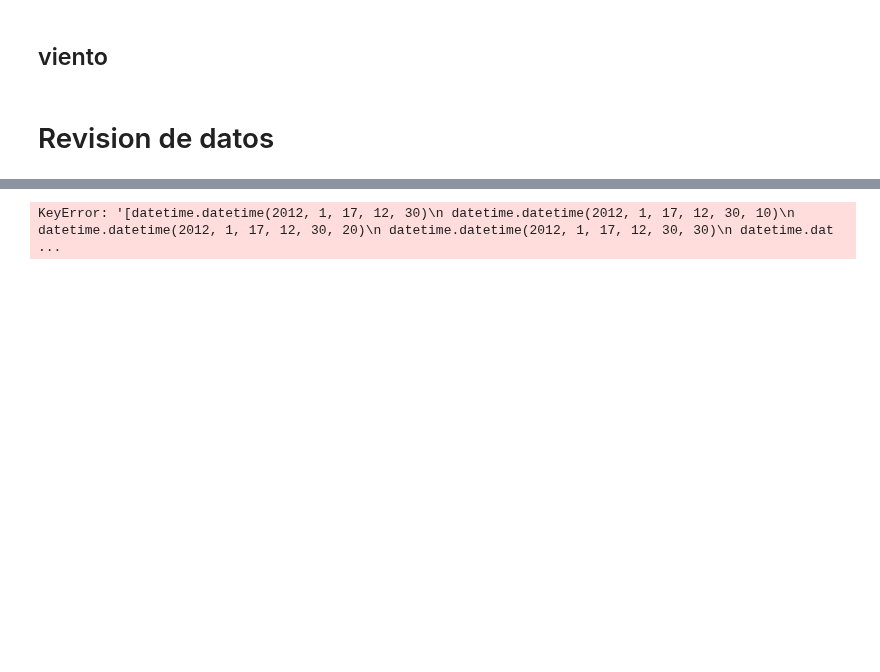
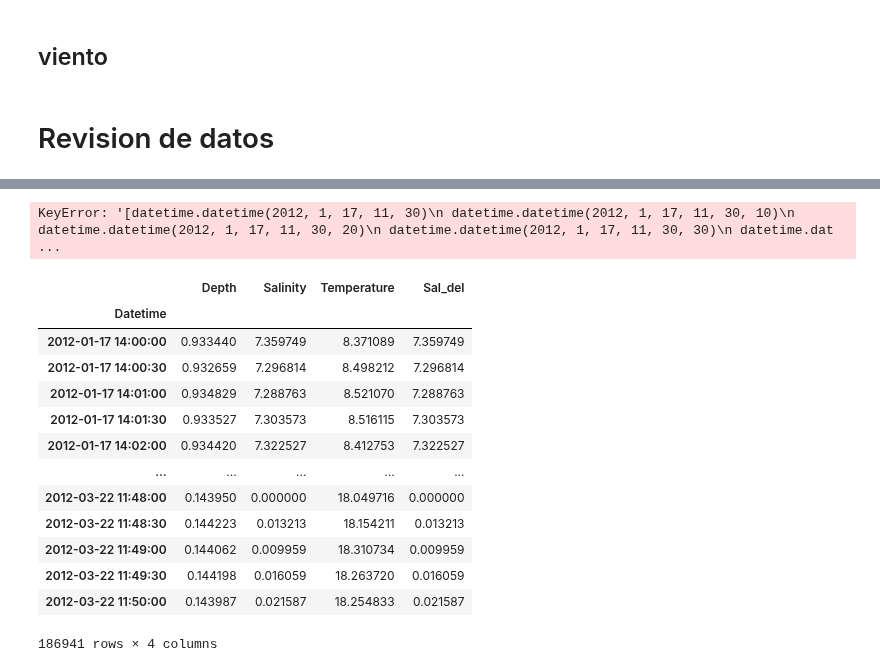
Before and after one commit to Dhannai/Thesis, a Jupyter notebook: febmar/del_sal_tem.ipynb, the cells around one changed output, grey strips where cells are left out. Drawn from its saved outputs; the diff is of its cells as text; code cells hidden in the pictures; blank space fills up the shorter version.

```diff
--- a/febmar/del_sal_tem.ipynb
+++ b/febmar/del_sal_tem.ipynb
@@ -119,5 +119,9 @@ ML_1 = to_data(ML['tdate_ac1'], ML['da_ac1'], ML['s_ac1'], ML['temp_ac1'])
 ML_2 = to_data(ML['tdate_ac2'], ML['da_ac2'], ML['s_ac2'], ML['temp_ac2'])
 
 PC_1 = to_data(PC['tdate_pc'], PC['da_pc'], PC['s_pc'], PC['temp_pc'])
+# %%
+NM_1 = to_data(NM['tdate_nm1'], NM['da_nm1'], NM['s_nm1'], NM['temp_nm1'])
+NM_2 = to_data(NM['tdate_nm2'], NM['da_nm2'], NM['s_nm2'], NM['temp_nm2'])
+NM_3 = to_data(NM['tdate_nm3'], NM['da_nm3'], NM['s_nm3'], NM['temp_nm3'])
 # %%
 #Viento
@@ -300,0 +285,8 @@ Name: Salinity, dtype: float64
+# %%
+## Esta funcion considera que el ultimo número es un valor correcto
+## Verificar antes que el ultimo valor esté ok
+def del_err(ds):
+    for i in range(len(ds)-1, 0, -1):
+        if abs(ds[i] - ds[i-1])>1.2:
+            ds = ds.drop(ds.index[i])
+    return ds
@@ -300,0 +301,4 @@ Name: Salinity, dtype: float64
+# %%
+NM_2["Sal_del"] = del_err(NM_2["Salinity"])
+NM_3["Sal_del"] = del_err(NM_3["Salinity"])
+NM_1["Sal_del"] = del_err(NM_1["Salinity"])
@@ -301,7 +310,3 @@ Name: Salinity, dtype: float64
 # %%
 t1 = np.arange(datetime(2012,1,17,12,30,0), datetime(2012,1,17,14,0,0), timedelta(seconds=10)).astype(datetime)
 DC_1 = DC_1.drop(t1)
-DC_1 = DC_1.drop([datetime(2012,2,12,19,52,10)])
-DC_1 = DC_1.drop([datetime(2012,2,12,21,4,20)])
-# %% [output]
-KeyError: '[datetime.datetime(2012, 1, 17, 12, 30)\n datetime.datetime(2012, 1, 17, 12, 30, 10)\n datetime.datetime(2012, 1, 17, 12, 30, 20)\n datetime.datetime(2012, 1, 17, 12, 30, 30)\n datetime.dat ...
@@ -309,0 +317,26 @@ dc2 = DC_2.loc[datetime(2012,2,12,0,20,0):datetime(2012,2,12,0,25,0)]
+# %%
+t5 = np.arange(datetime(2012,1,17,11,30,0), datetime(2012,1,17,14,0,0), timedelta(seconds=10)).astype(datetime)
+t6 = np.arange(datetime(2012,1,17,11,10,0), datetime(2012,1,17,14,0,0), timedelta(seconds=10)).astype(datetime)
+t7 = np.arange(datetime(2012,1,17,12,10,0), datetime(2012,1,17,14,0,0), timedelta(seconds=10)).astype(datetime)
+DC_2 = DC_2.drop(t5)
+DC_3 = DC_3.drop(t6)
+DC_4 = DC_4.drop(t7)
+# %% [output]
+KeyError: '[datetime.datetime(2012, 1, 17, 11, 30)\n datetime.datetime(2012, 1, 17, 11, 30, 10)\n datetime.datetime(2012, 1, 17, 11, 30, 20)\n datetime.datetime(2012, 1, 17, 11, 30, 30)\n datetime.dat ...
+# %%
+NM_2
+# %% [output]
+|  | Depth | Salinity | Temperature | Sal_del |
+| Datetime |  |  |  |  |
+| 2012-01-17 14:00:00 | 0.933440 | 7.359749 | 8.371089 | 7.359749 |
+| 2012-01-17 14:00:30 | 0.932659 | 7.296814 | 8.498212 | 7.296814 |
+| 2012-01-17 14:01:00 | 0.934829 | 7.288763 | 8.521070 | 7.288763 |
+| 2012-01-17 14:01:30 | 0.933527 | 7.303573 | 8.516115 | 7.303573 |
+| 2012-01-17 14:02:00 | 0.934420 | 7.322527 | 8.412753 | 7.322527 |
+| ... | ... | ... | ... | ... |
+| 2012-03-22 11:48:00 | 0.143950 | 0.000000 | 18.049716 | 0.000000 |
+| 2012-03-22 11:48:30 | 0.144223 | 0.013213 | 18.154211 | 0.013213 |
+| 2012-03-22 11:49:00 | 0.144062 | 0.009959 | 18.310734 | 0.009959 |
+| 2012-03-22 11:49:30 | 0.144198 | 0.016059 | 18.263720 | 0.016059 |
+| 2012-03-22 11:50:00 | 0.143987 | 0.021587 | 18.254833 | 0.021587 |
+186941 rows × 4 columns
```
Also changed, not shown: parts of 23 cells of this notebook.
